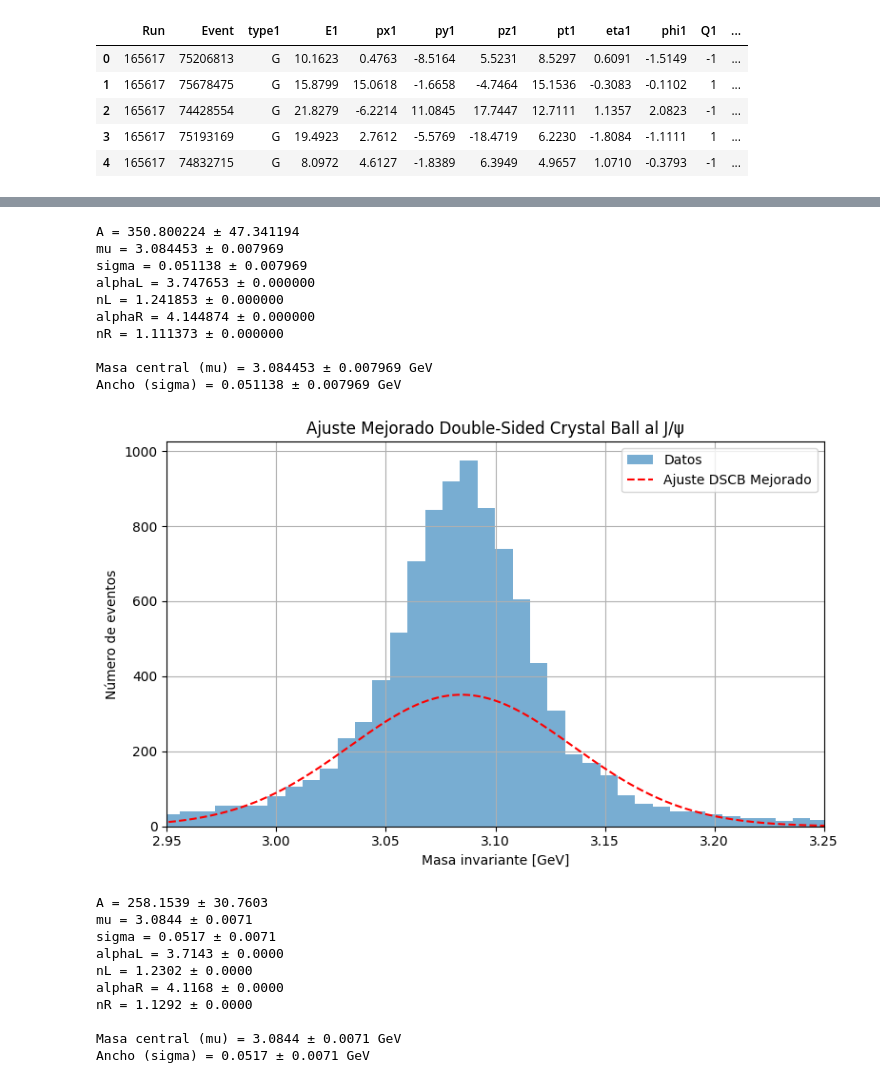
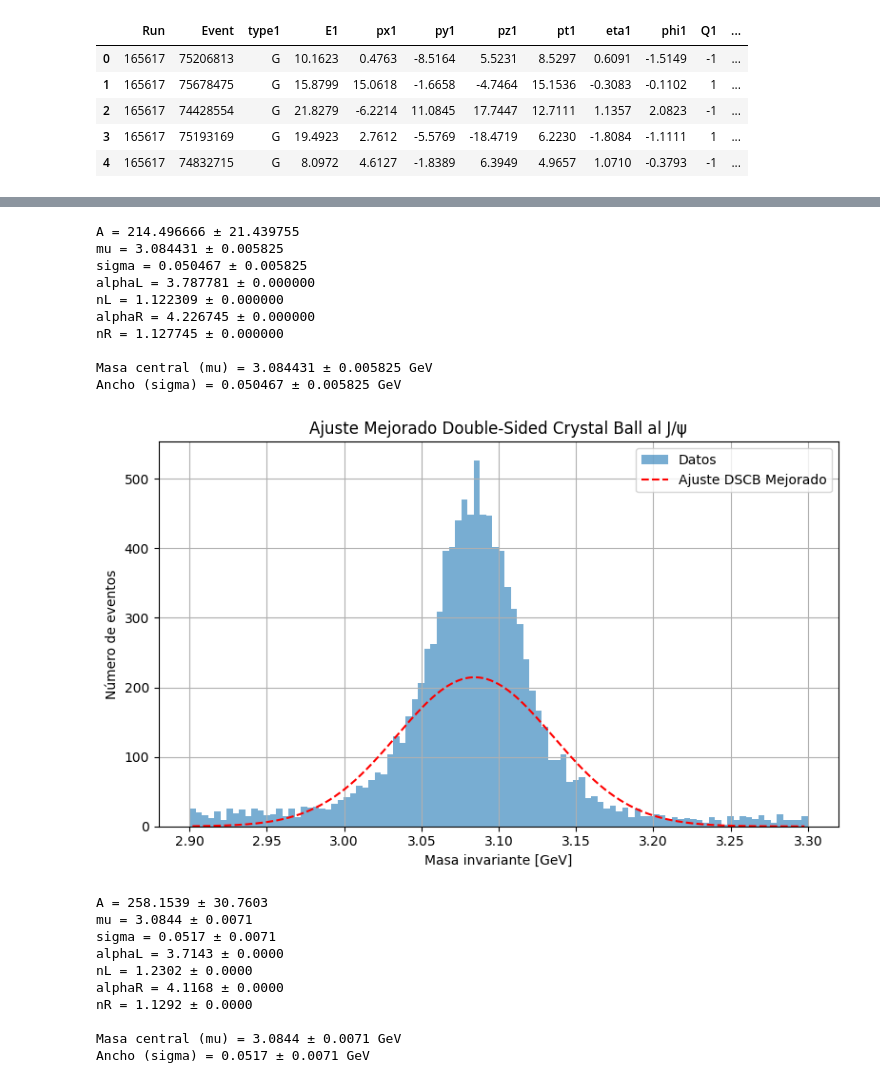
Before and after one commit to destello501/destello501.github.io, a Jupyter notebook: Blind.ipynb, the cells around one changed output, grey strips where cells are left out. Drawn from its saved outputs; the diff is of its cells as text; code cells hidden in the pictures.

```diff
--- a/Blind.ipynb
+++ b/Blind.ipynb
@@ -49,7 +280,7 @@ region = (filtered['invariant_mass'] > 2.9) & (filtered['invariant_mass'] < 3.3)
 selected_data = filtered[region]['invariant_mass']
 
 # Histograma (50 bins)
-hist_values, bin_edges = np.histogram(selected_data, bins=60)
+hist_values, bin_edges = np.histogram(selected_data, bins=100)
 bin_centers = (bin_edges[:-1] + bin_edges[1:]) / 2
 
 # Función Double-Sided Crystal Ball (DSCB)
@@ -86,45 +317,44 @@ popt, pcov = curve_fit(
 )
 
 # Mostrar resultados
 param_names = ['A', 'mu', 'sigma', 'alphaL', 'nL', 'alphaR', 'nR']
 param_errors = np.sqrt(np.diag(pcov))
 
 for name, value, error in zip(param_names, popt, param_errors):
     print(f"{name} = {value:.6f} ± {error:.6f}")
 
 print("\nMasa central (mu) = {:.6f} ± {:.6f} GeV".format(popt[1], param_errors[1]))
 print("Ancho (sigma) = {:.6f} ± {:.6f} GeV".format(popt[2], param_errors[2]))
 
 # Gráfica
 plt.figure(figsize=(8, 5))
-plt.hist(selected_data, bins=50, alpha=0.6, label='Datos')
+plt.hist(selected_data, bins=100, alpha=0.6, label='Datos')
 x_fit = np.linspace(bin_centers.min(), bin_centers.max(), 500)
 plt.plot(
     x_fit,
     double_crystal_ball(x_fit, *popt),
     'r--',
     label='Ajuste DSCB Mejorado'
 )
 plt.xlabel('Masa invariante [GeV]')
 plt.ylabel('Número de eventos')
 plt.title('Ajuste Mejorado Double-Sided Crystal Ball al J/ψ')
-plt.xlim(2.95, 3.25)  # Opcional: enfocar cerca del pico
 plt.legend()
 plt.grid(True)
 plt.tight_layout()
 plt.show()
 # %% [output]
-A = 350.800224 ± 47.341194
-mu = 3.084453 ± 0.007969
-sigma = 0.051138 ± 0.007969
-alphaL = 3.747653 ± 0.000000
-nL = 1.241853 ± 0.000000
-alphaR = 4.144874 ± 0.000000
-nR = 1.111373 ± 0.000000
+A = 214.496666 ± 21.439755
+mu = 3.084431 ± 0.005825
+sigma = 0.050467 ± 0.005825
+alphaL = 3.787781 ± 0.000000
+nL = 1.122309 ± 0.000000
+alphaR = 4.226745 ± 0.000000
+nR = 1.127745 ± 0.000000
 
-Masa central (mu) = 3.084453 ± 0.007969 GeV
-Ancho (sigma) = 0.051138 ± 0.007969 GeV
+Masa central (mu) = 3.084431 ± 0.005825 GeV
+Ancho (sigma) = 0.050467 ± 0.005825 GeV
-[figure, old version]
+[figure, new version]
 # %%
 import numpy as np
 import pandas as pd
```
Also changed, not shown: parts of 2 cells of this notebook.
